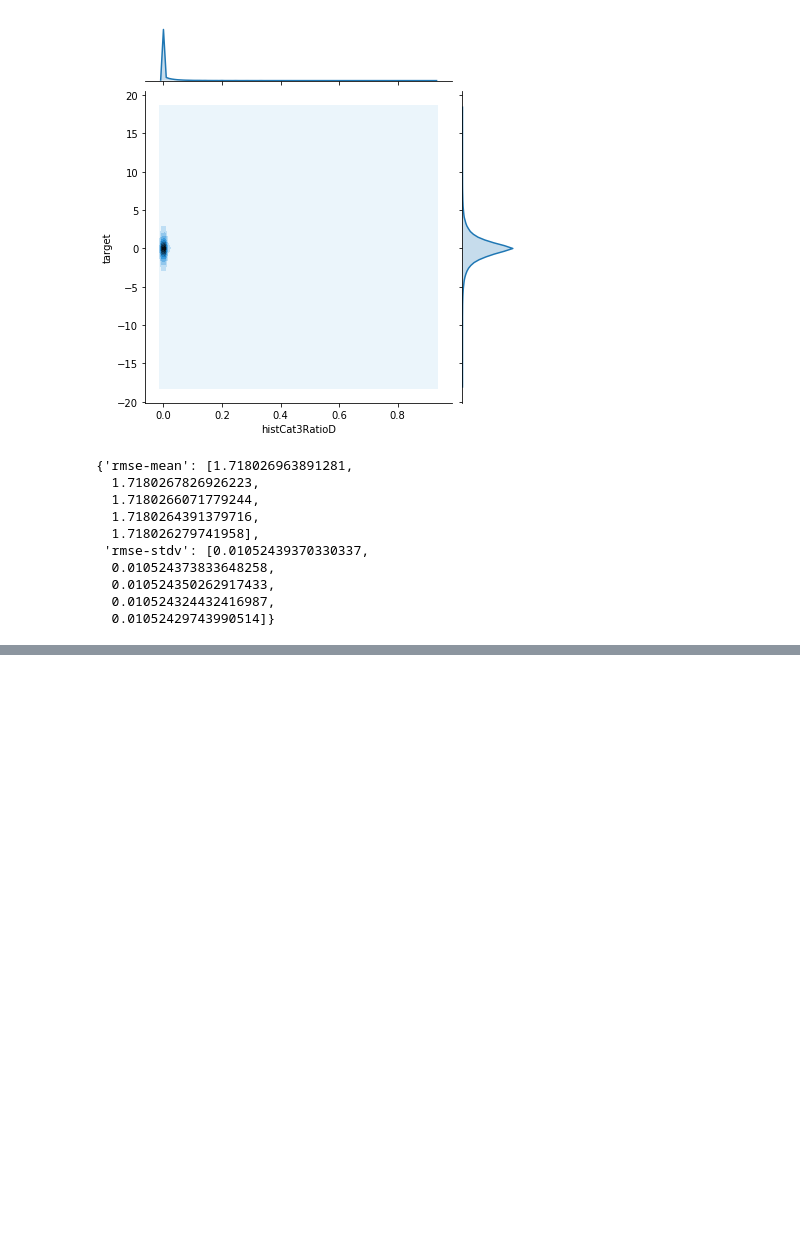
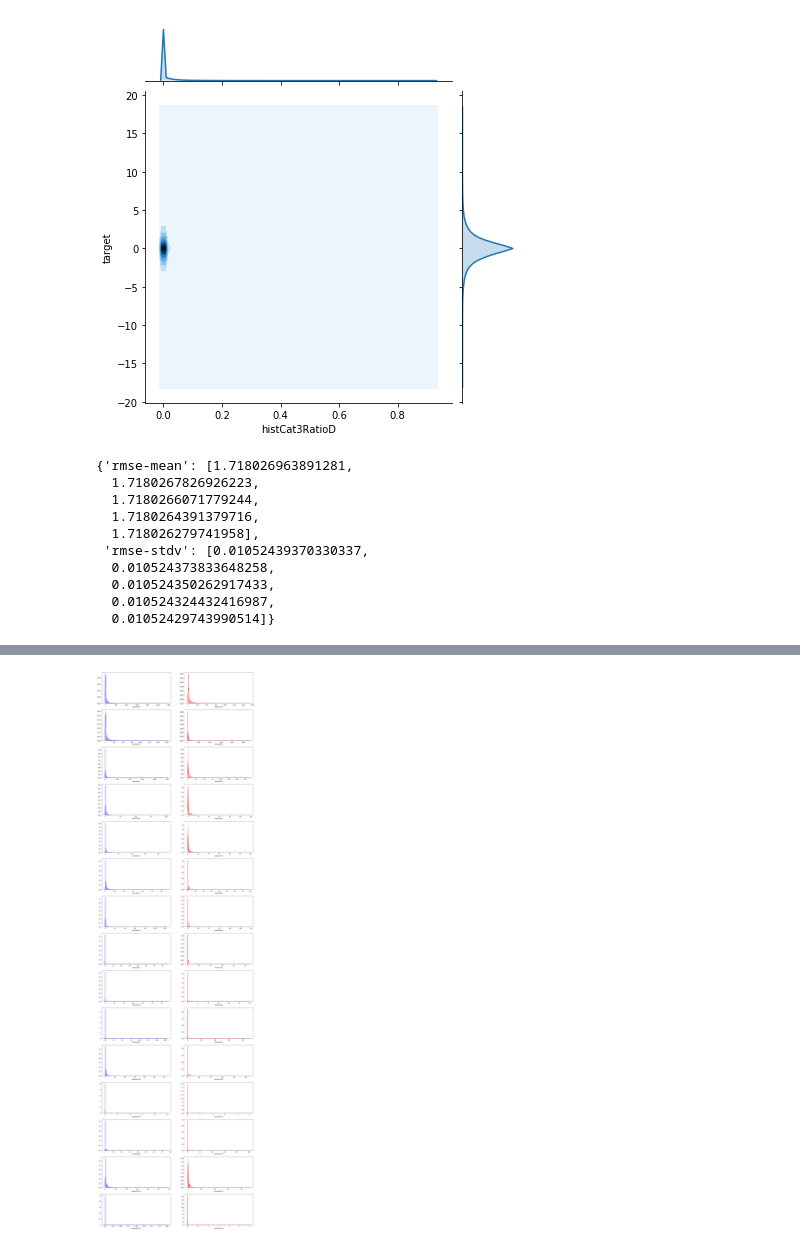
Before and after one commit to LeoHNLee/EloMerchantCategoryRecommendation, a Jupyter notebook: 2-eda-viz/2-historical-transaction.ipynb, the cells around one changed output, grey strips where cells are left out. Cells and saved outputs as stored; diff of their text form; code cells hidden in the pictures; blank space fills up the shorter version.

```diff
--- a/2-eda-viz/2-historical-transaction.ipynb
+++ b/2-eda-viz/2-historical-transaction.ipynb
@@ -23,6 +23,6 @@ histTrans.to_hdf("../dataset/edaViz/histTrans.h5", 'histTrans')
 # %%
 %%time
 histTrans = pd.read_hdf("../dataset/edaViz/histTrans.h5", "histTrans")
-trainLabels = pd.read_hdf("../dataset/edaViz/train.h5", "train")
-testLabels = pd.read_hdf("../dataset/edaViz/test.h5", "test")
+trainLabels = pd.read_hdf("../dataset/edaViz/trainHist.h5", "trainHist")
+testLabels = pd.read_hdf("../dataset/edaViz/testHist.h5", "testHist")
 # %% [output]
@@ -163,9 +163,13 @@ sns.distplot(histTrans['city_id'], bins=308, ax=ax)
 [figure]
 # %%
 %%time
+def mode(x):
+    cnt = Counter(x)
+    return cnt.most_common(1)[0][0]
+
 cityIdGroup = histTrans[['card_id','city_id']].groupby(['card_id'])
-trainLabels['cityIdMode'] = edaViz.mergeGroupby(trainLabels, cityIdGroup['city_id'], edaViz.mode)
-testLabels['cityIdMode'] = edaViz.mergeGroupby(testLabels, cityIdGroup['city_id'], edaViz.mode)
+trainLabels['cityIdMode'] = edaViz.mergeGroupby(trainLabels, cityIdGroup['city_id'], mode)
+testLabels['cityIdMode'] = edaViz.mergeGroupby(testLabels, cityIdGroup['city_id'], mode)
 # %% [output]
 Wall time: 19.4 s
 # %%
@@ -393,0 +449,5 @@ edaViz.briefLgb(histCols, trainLabels)
+# %%
+cols = [col for col in trainLabels.columns if col.startswith('histInstCnt')]
+edaViz.compareTrainTest(cols, trainLabels, testLabels)
+# %% [output]
+[figure, added]
```
Also changed, not shown: parts of 5 cells of this notebook, 1 other file.
